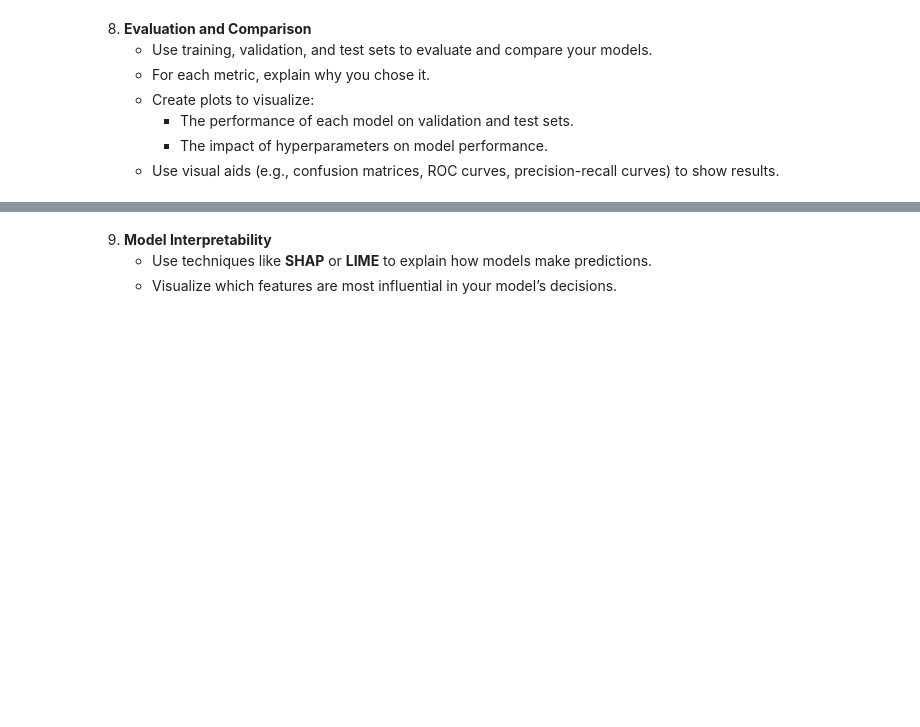
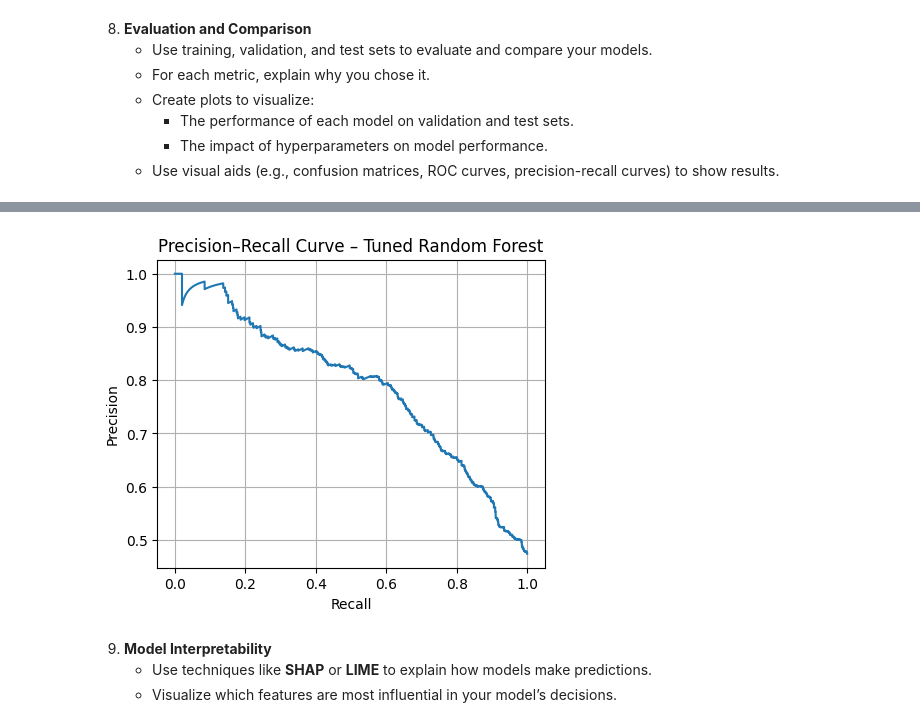
Before and after one commit to Avichay3/Full-training, a Jupyter notebook: Copy_of_Data_science_pipeline.ipynb, the cells around one changed output, grey strips where cells are left out. Drawn from its saved outputs; the diff is of its cells as text; code cells hidden in the pictures; blank space fills up the shorter version.

```diff
--- a/Copy_of_Data_science_pipeline.ipynb
+++ b/Copy_of_Data_science_pipeline.ipynb
@@ -551,3 +663,17 @@ NameError: name 'rf_baseline' is not defined
+# %%
+from sklearn.metrics import precision_recall_curve
+
+precision, recall, _ = precision_recall_curve(y_test, y_proba)
+
+plt.figure(figsize=(5,4))
+plt.plot(recall, precision)
+plt.xlabel("Recall")
+plt.ylabel("Precision")
+plt.title("Precision–Recall Curve – Tuned Random Forest")
+plt.grid(True)
+plt.show()
+# %% [output]
+[figure, added]
 # %% [markdown]
 9. **Model Interpretability**
    - Use techniques like **SHAP** or **LIME** to explain how models make predictions.
```
Also changed, not shown: parts of 9 cells of this notebook.
